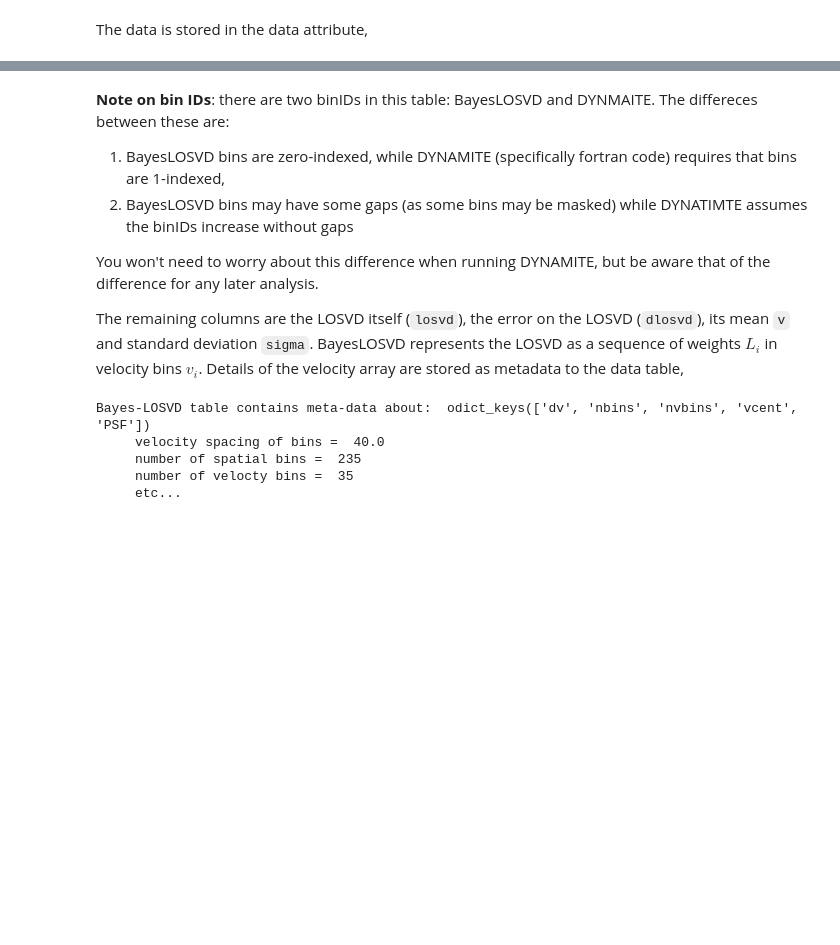
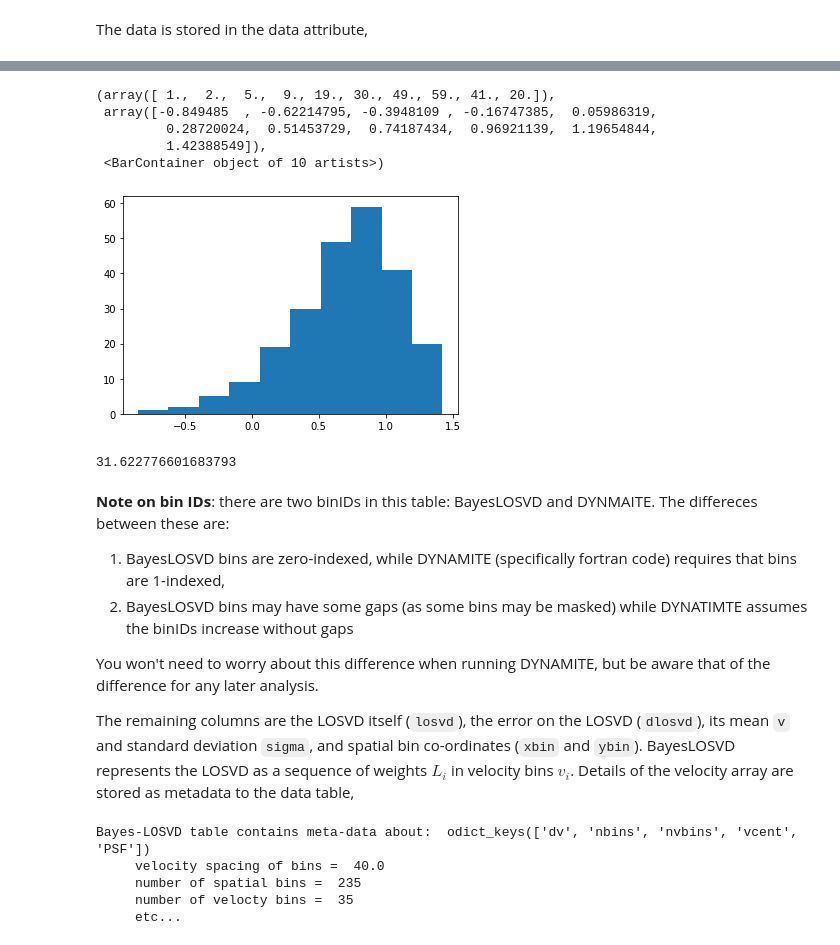
Before and after one commit to dynamics-of-stellar-systems/dynamite, a Jupyter notebook: dev_tests/bayes_losvd/DYNMAITE_and_BAYES_LOSVD.ipynb, the cells around one changed output, grey strips where cells are left out. Drawn from its saved outputs; the diff is of its cells as text; code cells hidden in the pictures; blank space fills up the shorter version.

Commit message:
add bin co-ordinates to the data-table

```diff
--- a/dev_tests/bayes_losvd/DYNMAITE_and_BAYES_LOSVD.ipynb
+++ b/dev_tests/bayes_losvd/DYNMAITE_and_BAYES_LOSVD.ipynb
@@ -105,3 +102,18 @@ Table length=235
+# %%
+rbin = (BayesLOSVD.data['xbin']**2 + BayesLOSVD.data['ybin']**2.)**0.5
+# %%
+plt.hist(np.log10(rbin))
+# %% [output]
+(array([ 1.,  2.,  5.,  9., 19., 30., 49., 59., 41., 20.]),
+ array([-0.849485  , -0.62214795, -0.3948109 , -0.16747385,  0.05986319,
+         0.28720024,  0.51453729,  0.74187434,  0.96921139,  1.19654844,
+         1.42388549]),
+ <BarContainer object of 10 artists>)
+[figure, added]
+# %%
+10.**1.5
+# %% [output]
+31.622776601683793
 # %% [markdown]
 **Note on bin IDs**: there are two binIDs in this table: BayesLOSVD and DYNMAITE. The differeces between these are:
 
@@ -110,7 +122,7 @@ Table length=235
 
 You won't need to worry about this difference when running DYNAMITE, but be aware that of the difference for any later analysis.
 
-The remaining columns are the LOSVD itself (`losvd`), the error on the LOSVD (`dlosvd`), its mean `v` and standard deviation `sigma`. BayesLOSVD represents the LOSVD as a sequence of weights $L_i$ in velocity bins $v_i$. Details of the velocity array are stored as metadata to the data table,
+The remaining columns are the LOSVD itself (`losvd`), the error on the LOSVD (`dlosvd`), its mean `v` and standard deviation `sigma`, and spatial bin co-ordinates (`xbin` and `ybin`). BayesLOSVD represents the LOSVD as a sequence of weights $L_i$ in velocity bins $v_i$. Details of the velocity array are stored as metadata to the data table,
 # %%
 print('Bayes-LOSVD table contains meta-data about: ', BayesLOSVD.data.meta.keys())
 print('     velocity spacing of bins = ', BayesLOSVD.data.meta['dv'])
```
Also changed, not shown: parts of 28 cells of this notebook, 3 other files.
